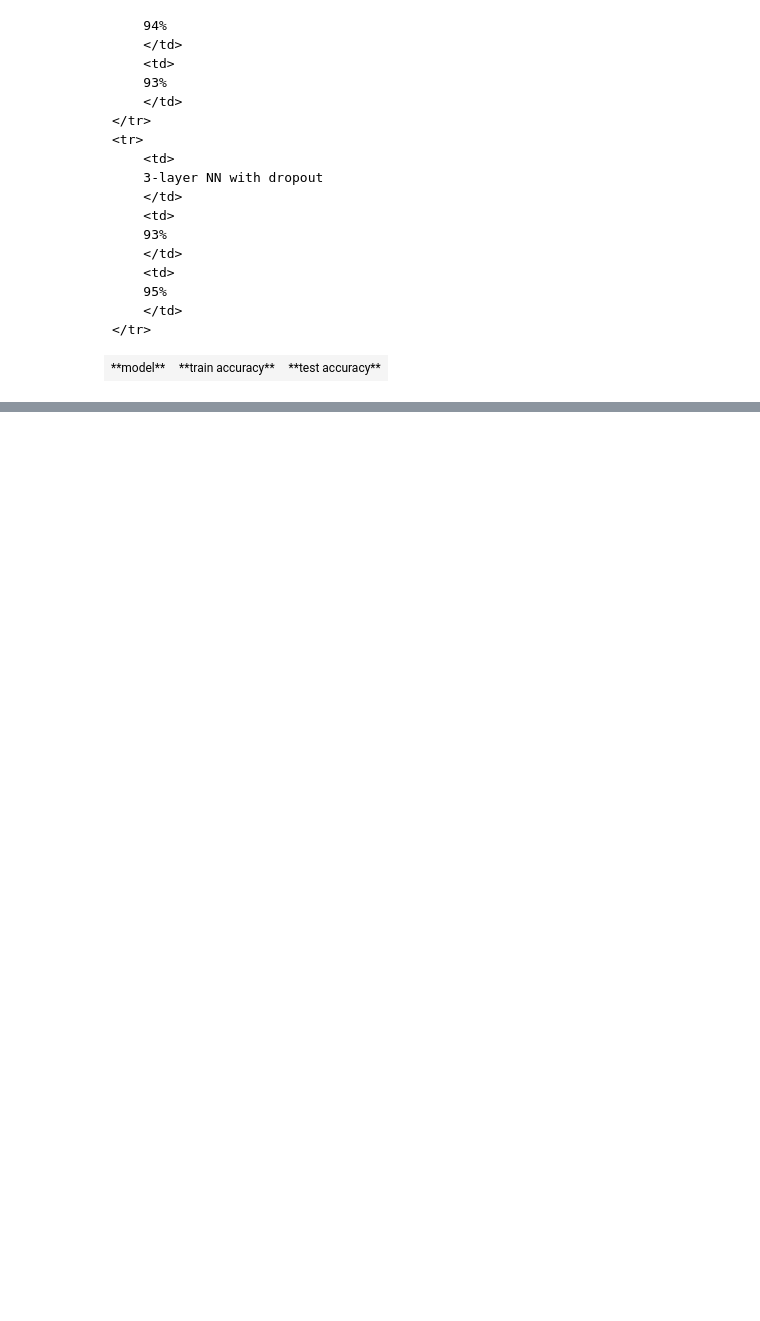
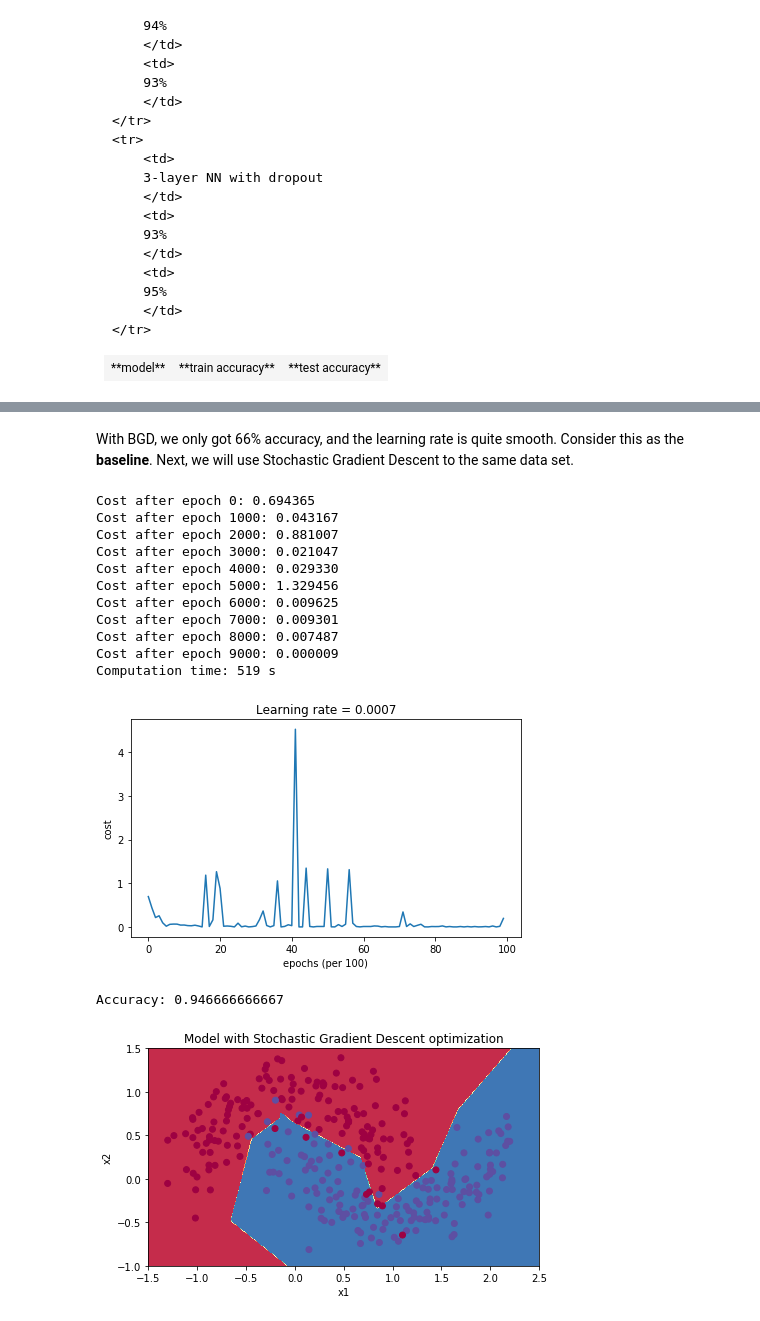
Before and after one commit to phuclehv/Deep-Learning, a Jupyter notebook: Effect of regularization and models in deep learing performance.ipynb, the cells around one changed output, grey strips where cells are left out. Cells and saved outputs as stored; diff of their text form; code cells hidden in the pictures; blank space fills up the shorter version.

```diff
--- a/Effect of regularization and models in deep learing performance.ipynb
+++ b/Effect of regularization and models in deep learing performance.ipynb
@@ -167,0 +205,29 @@ With dropout, the accuracy of the test set increases **95%**. Like regularizatio
+# %% [markdown]
+With BGD, we only got 66% accuracy, and the learning rate is quite smooth. Consider this as the **baseline**. Next, we will use Stochastic Gradient Descent to the same data set.
+# %%
+parameters = model(train_X, train_Y, layers_dims, optimizer = "gd",mini_batch_size = 1)
+
+# Predict
+predictions = predict(train_X, train_Y, parameters)
+
+# Plot decision boundary
+plt.title("Model with Stochastic Gradient Descent optimization")
+axes = plt.gca()
+axes.set_xlim([-1.5,2.5])
+axes.set_ylim([-1,1.5])
+plot_decision_boundary(lambda x: predict_dec(parameters, x.T), train_X, train_Y)
+# %% [output]
+Cost after epoch 0: 0.694365
+Cost after epoch 1000: 0.043167
+Cost after epoch 2000: 0.881007
+Cost after epoch 3000: 0.021047
+Cost after epoch 4000: 0.029330
+Cost after epoch 5000: 1.329456
+Cost after epoch 6000: 0.009625
+Cost after epoch 7000: 0.009301
+Cost after epoch 8000: 0.007487
+Cost after epoch 9000: 0.000009
+Computation time: 519 s
+[figure, added]
+Accuracy: 0.946666666667
+[figure, added]
```
Also changed, not shown: parts of 16 cells of this notebook, 3 other files.
